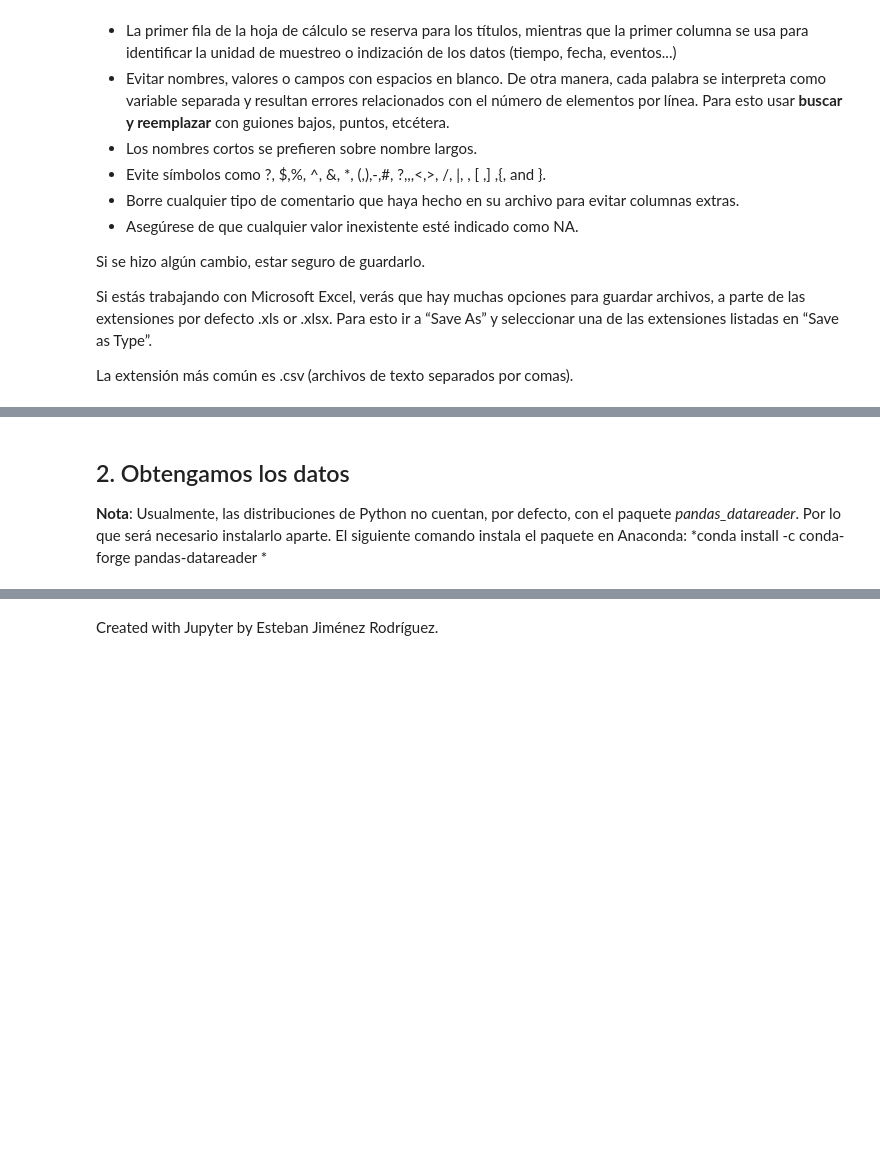
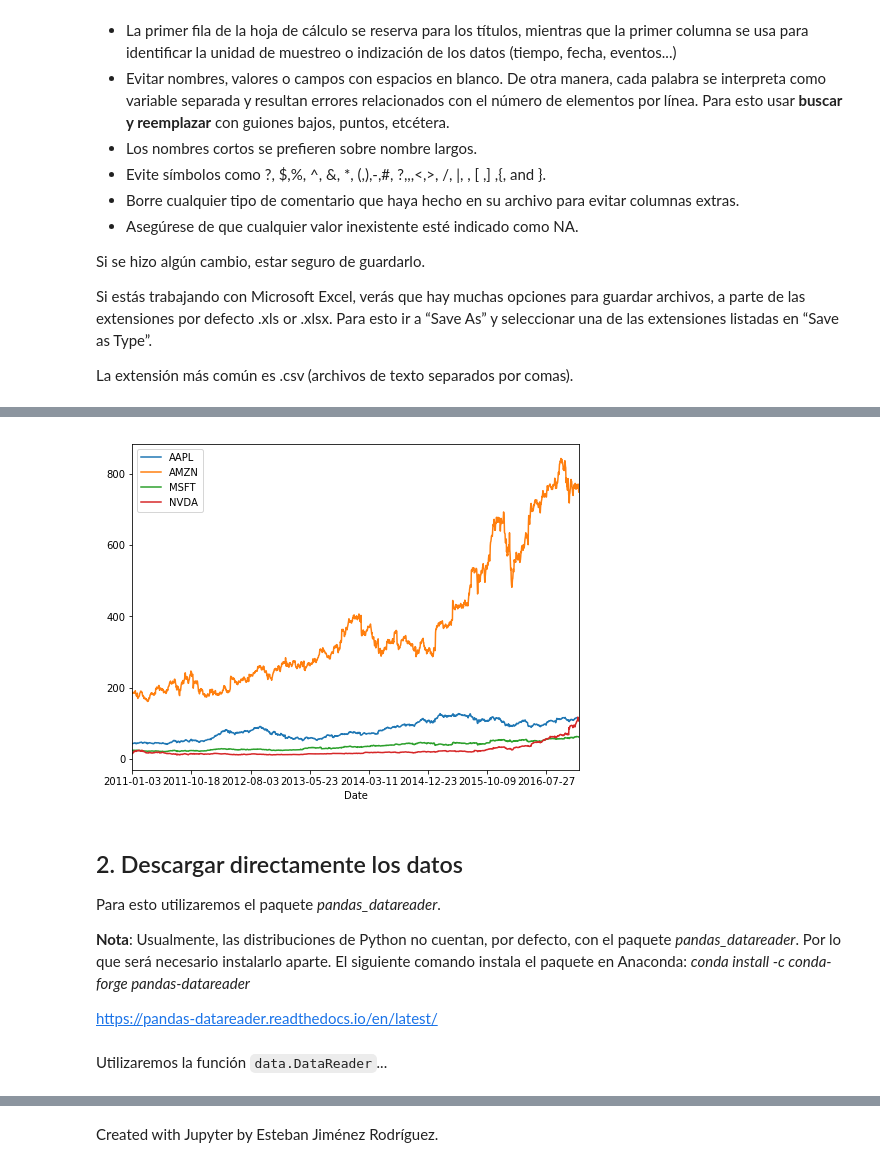
Before and after one commit to luzifi/Simulacion2017, a Jupyter notebook: Modulo2/Clase14_ManejoDatosPandas.ipynb, the cells around one changed output, grey strips where cells are left out. Drawn from its saved outputs; the diff is of its cells as text; code cells hidden in the pictures; blank space fills up the shorter version.

```diff
--- a/Modulo2/Clase14_ManejoDatosPandas.ipynb
+++ b/Modulo2/Clase14_ManejoDatosPandas.ipynb
@@ -47,0 +153,16 @@ La extensión más común es .csv (archivos de texto separados por comas).
+# %%
+file_amazon = '/home/esteban/AnacondaProjects/Simulacion2017/Modulo2/precios/AMZN.csv'
+file_microsoft = '/home/esteban/AnacondaProjects/Simulacion2017/Modulo2/precios/MSFT.csv'
+file_nvidia = '/home/esteban/AnacondaProjects/Simulacion2017/Modulo2/precios/NVDA.csv'
+
+df_amazon = pd.read_csv(file_amazon, index_col='Date', usecols=['Date', 'Adj_Close'])
+df_microsoft = pd.read_csv(file_microsoft, index_col='Date', usecols=['Date', 'Adj_Close'])
+df_nvidia = pd.read_csv(file_nvidia, index_col='Date', usecols=['Date', 'Adj_Close'])
+# %%
+closes = pd.DataFrame(index=df_amazon.index, columns=['AAPL', 'AMZN', 'MSFT', 'NVDA'])
+closes.index.name = 'Date'
+closes['AAPL'] = df_apple
+closes['AMZN'] = df_amazon
+closes['MSFT'] = df_microsoft
+closes['NVDA'] = df_nvidia
+closes
@@ -48,5 +189,12 @@ La extensión más común es .csv (archivos de texto separados por comas).
+# %%
+closes.plot(figsize=(8,6));
+# %% [output]
+[figure, added]
 # %% [markdown]
-## 2. Obtengamos los datos
+## 2. Descargar directamente los datos
+Para esto utilizaremos el paquete *pandas_datareader*.
 
 **Nota**: Usualmente, las distribuciones de Python no cuentan, por defecto, con el paquete *pandas_datareader*. Por lo que será necesario instalarlo aparte. El siguiente comando instala el paquete en Anaconda:
-*conda install -c conda-forge pandas-datareader *
+*conda install -c conda-forge pandas-datareader*
+
+https://pandas-datareader.readthedocs.io/en/latest/
@@ -52,0 +203,2 @@ La extensión más común es .csv (archivos de texto separados por comas).
+# %% [markdown]
+Utilizaremos la función `data.DataReader`...
```
Also changed, not shown: parts of 31 cells of this notebook, 3 other files.
